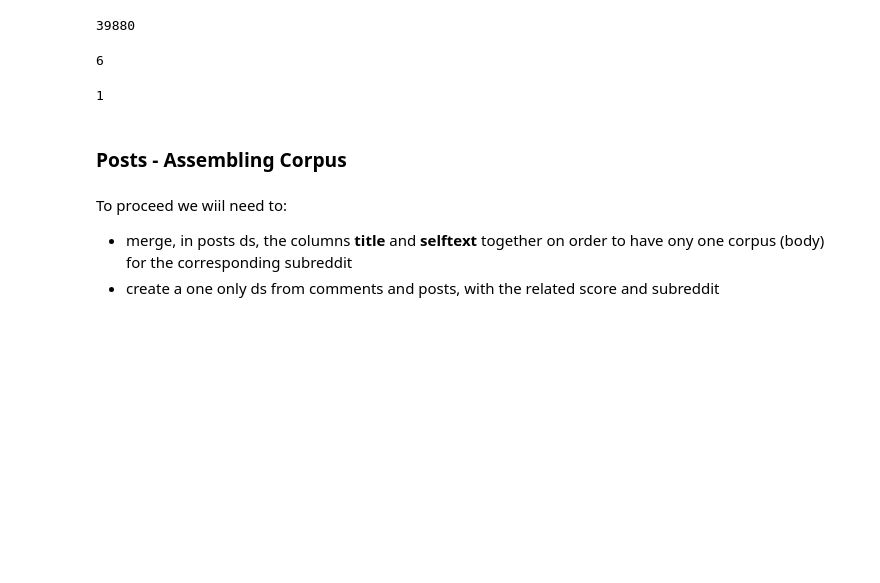
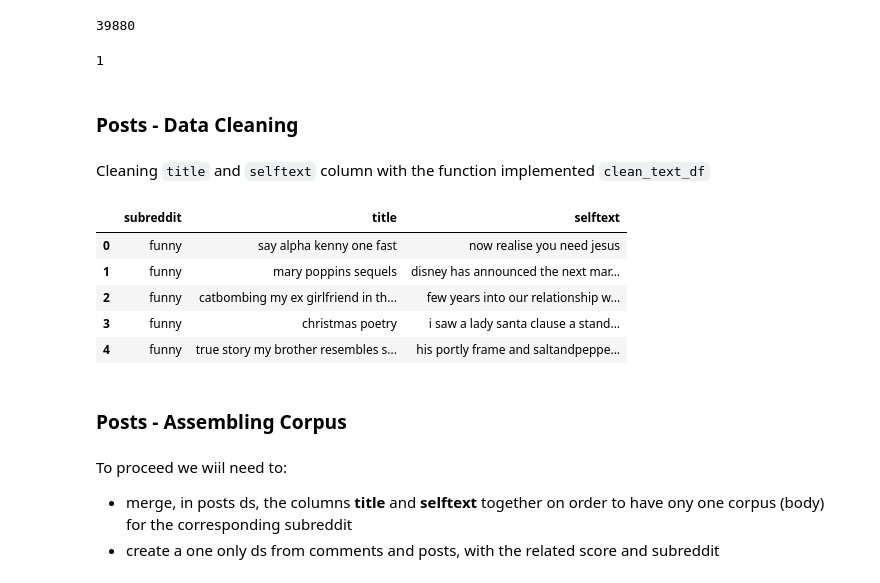
Before and after one commit to galligiuly/TFM-Which-subreddit-best-fits-my-post, a Jupyter notebook: 03_cleaning/04_data_cleaning_BigQuery_Colab.ipynb, the cells around one changed output. Drawn from its saved outputs; the diff is of its cells as text; code cells hidden in the pictures; blank space fills up the shorter version.

```diff
--- a/03_cleaning/04_data_cleaning_BigQuery_Colab.ipynb
+++ b/03_cleaning/04_data_cleaning_BigQuery_Colab.ipynb
@@ -246,10 +265,10 @@ df_posts.selftext.map(lambda x: len(x)).max()
 # %% [output]
 39880
 # %%
-df_posts.title.map(lambda x: len(x)).min()
+df_posts.selftext.map(lambda x: len(x)).min()
 # %% [output]
-6
+1
-# %%
-df_posts.selftext.map(lambda x: len(x)).min() # can be, the title can be the principal part of text in this post
-# %% [output]
-1
+# %% [markdown]
+### Posts -  Data Cleaning
+# %% [markdown]
+Cleaning `title` and `selftext` column with the function implemented `clean_text_df`
@@ -256,3 +278,12 @@ df_posts.selftext.map(lambda x: len(x)).min() # can be, the title can be the pri
+# %%
+df_posts.head()
+# %% [output]
+|  | subreddit | title | selftext |
+| 0 | funny | say alpha kenny one fast | now realise you need jesus |
+| 1 | funny | mary poppins sequels | disney has announced the next mar... |
+| 2 | funny | catbombing my ex girlfriend in th... | few years into our relationship w... |
+| 3 | funny | christmas poetry | i saw a lady santa clause a stand... |
+| 4 | funny | true story my brother resembles s... | his portly frame and saltandpeppe... |
 # %% [markdown]
 ### Posts - Assembling Corpus
 # %% [markdown]
```
Also changed, not shown: parts of 31 cells of this notebook.
